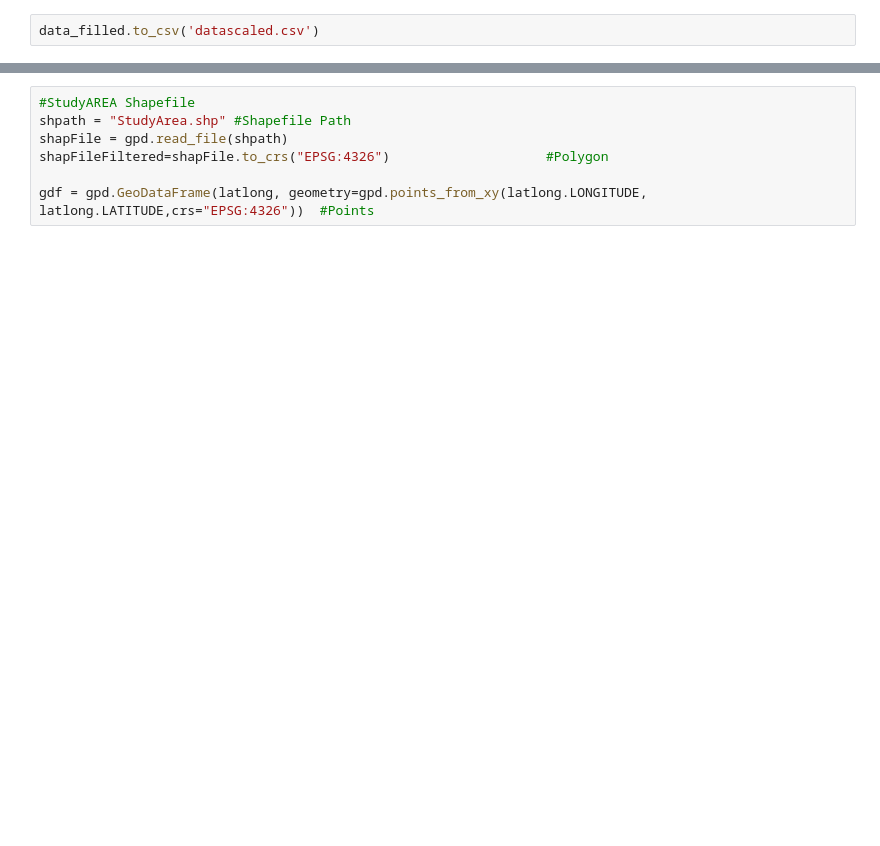
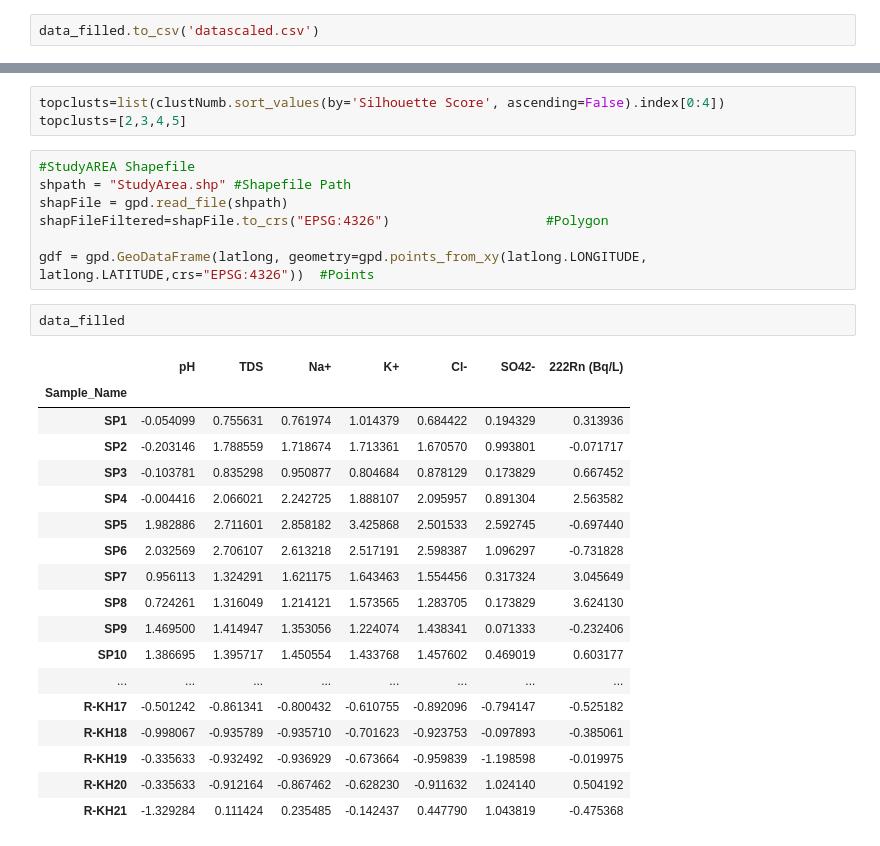
Before and after one commit to Ne-oL/MLHydrogeochemisty, a Jupyter notebook: SDG Project.ipynb, the cells around one changed output, grey strips where cells are left out. Drawn from its saved outputs; the diff is of its cells as text; blank space fills up the shorter version.

```diff
--- a/SDG Project.ipynb
+++ b/SDG Project.ipynb
@@ -183,3 +246,6 @@ temp.figure.savefig('SillCore.png')
+# %%
+topclusts=list(clustNumb.sort_values(by='Silhouette Score', ascending=False).index[0:4])
+topclusts=[2,3,4,5]
 # %%
 #StudyAREA Shapefile
 shpath = "StudyArea.shp" #Shapefile Path
@@ -187,6 +253,27 @@ shapFile = gpd.read_file(shpath)
 shapFileFiltered=shapFile.to_crs("EPSG:4326")                    #Polygon
 
 gdf = gpd.GeoDataFrame(latlong, geometry=gpd.points_from_xy(latlong.LONGITUDE, latlong.LATITUDE,crs="EPSG:4326"))  #Points
+# %%
+data_filled
+# %% [output]
+|  | pH | TDS | Na+ | K+ | Cl- | SO42- | 222Rn (Bq/L) |
+| Sample_Name |  |  |  |  |  |  |  |
+| SP1 | -0.054099 | 0.755631 | 0.761974 | 1.014379 | 0.684422 | 0.194329 | 0.313936 |
+| SP2 | -0.203146 | 1.788559 | 1.718674 | 1.713361 | 1.670570 | 0.993801 | -0.071717 |
+| SP3 | -0.103781 | 0.835298 | 0.950877 | 0.804684 | 0.878129 | 0.173829 | 0.667452 |
+| SP4 | -0.004416 | 2.066021 | 2.242725 | 1.888107 | 2.095957 | 0.891304 | 2.563582 |
+| SP5 | 1.982886 | 2.711601 | 2.858182 | 3.425868 | 2.501533 | 2.592745 | -0.697440 |
+| SP6 | 2.032569 | 2.706107 | 2.613218 | 2.517191 | 2.598387 | 1.096297 | -0.731828 |
+| SP7 | 0.956113 | 1.324291 | 1.621175 | 1.643463 | 1.554456 | 0.317324 | 3.045649 |
+| SP8 | 0.724261 | 1.316049 | 1.214121 | 1.573565 | 1.283705 | 0.173829 | 3.624130 |
+| SP9 | 1.469500 | 1.414947 | 1.353056 | 1.224074 | 1.438341 | 0.071333 | -0.232406 |
+| SP10 | 1.386695 | 1.395717 | 1.450554 | 1.433768 | 1.457602 | 0.469019 | 0.603177 |
+| ... | ... | ... | ... | ... | ... | ... | ... |
+| R-KH17 | -0.501242 | -0.861341 | -0.800432 | -0.610755 | -0.892096 | -0.794147 | -0.525182 |
+| R-KH18 | -0.998067 | -0.935789 | -0.935710 | -0.701623 | -0.923753 | -0.097893 | -0.385061 |
+| R-KH19 | -0.335633 | -0.932492 | -0.936929 | -0.673664 | -0.959839 | -1.198598 | -0.019975 |
+| R-KH20 | -0.335633 | -0.912164 | -0.867462 | -0.628230 | -0.911632 | 1.024140 | 0.504192 |
+| R-KH21 | -1.329284 | 0.111424 | 0.235485 | -0.142437 | 0.447790 | 1.043819 | -0.475368 |
 # %%
 Clusters=topclusts
 
```
Also changed, not shown: parts of 19 cells of this notebook.
